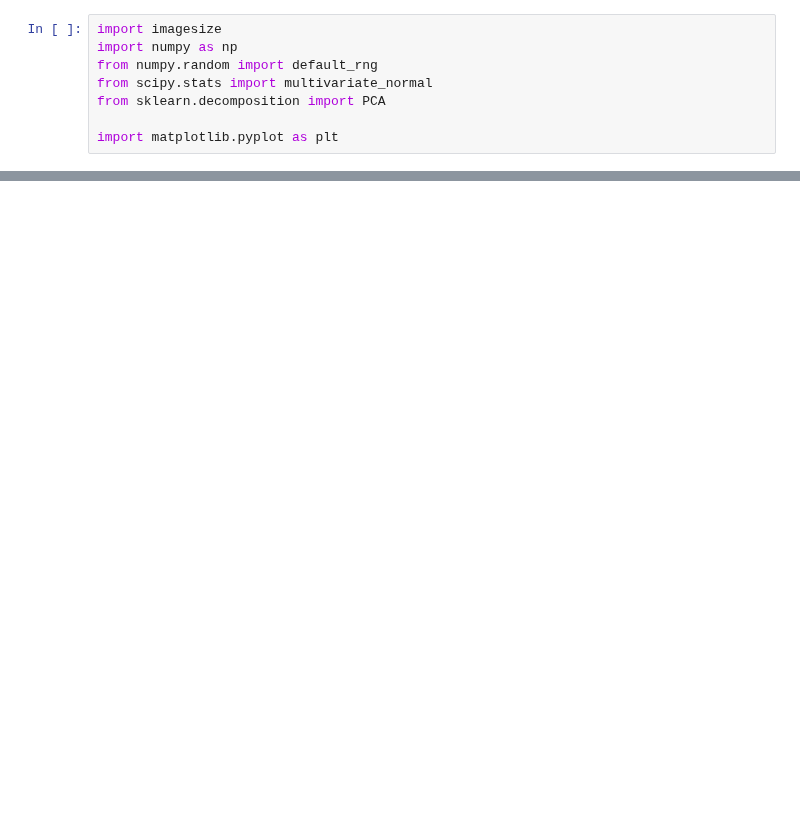
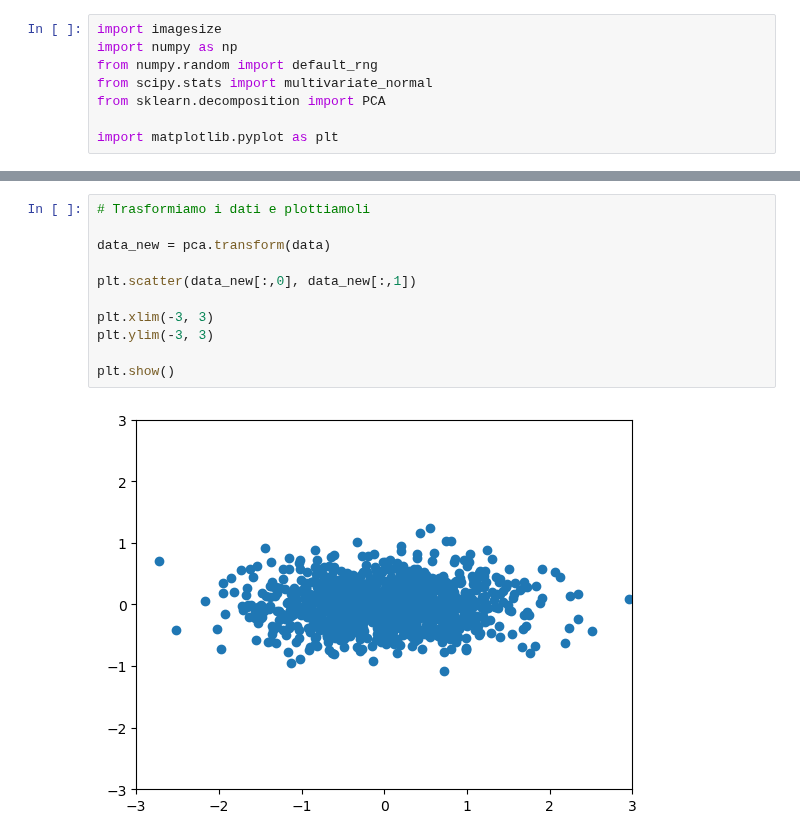
Before and after one commit to fredffsixty/BigDataAnalytics, a Jupyter notebook: Esercitazioni/E2_covarianza.ipynb, the cells around one changed output, grey strips where cells are left out. Saved outputs shown, nothing was run; the diff lists cells and outputs as text; blank space fills up the shorter version.

```diff
--- a/Esercitazioni/E2_covarianza.ipynb
+++ b/Esercitazioni/E2_covarianza.ipynb
@@ -59,0 +181,13 @@ Matrice di covarianza dei dati:
+# %%
+# Trasformiamo i dati e plottiamoli
+
+data_new = pca.transform(data)
+
+plt.scatter(data_new[:,0], data_new[:,1])
+
+plt.xlim(-3, 3)
+plt.ylim(-3, 3)
+
+plt.show()
+# %% [output]
+[figure, added]
```
Also changed, not shown: parts of 10 cells of this notebook, 1 other file.
